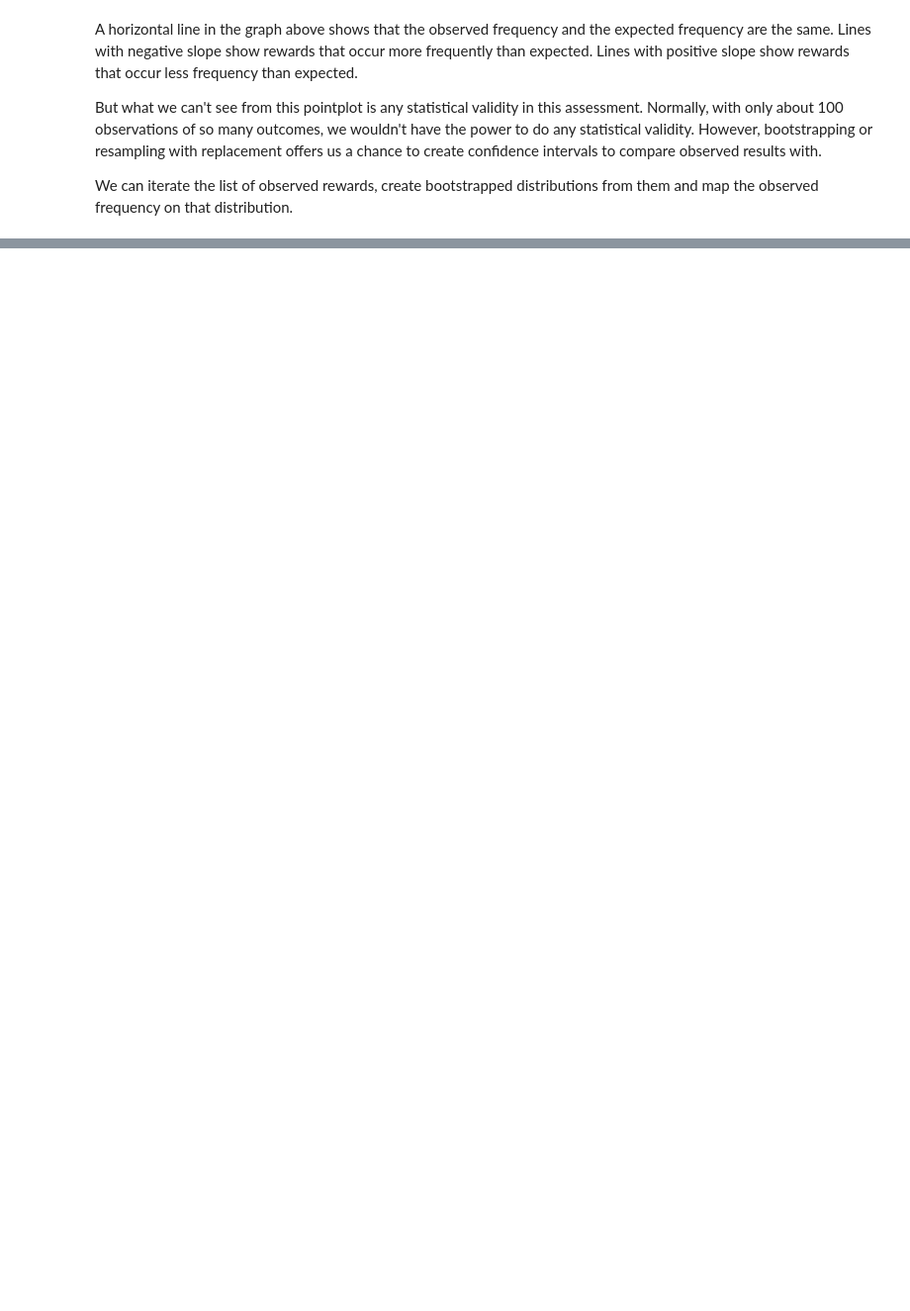
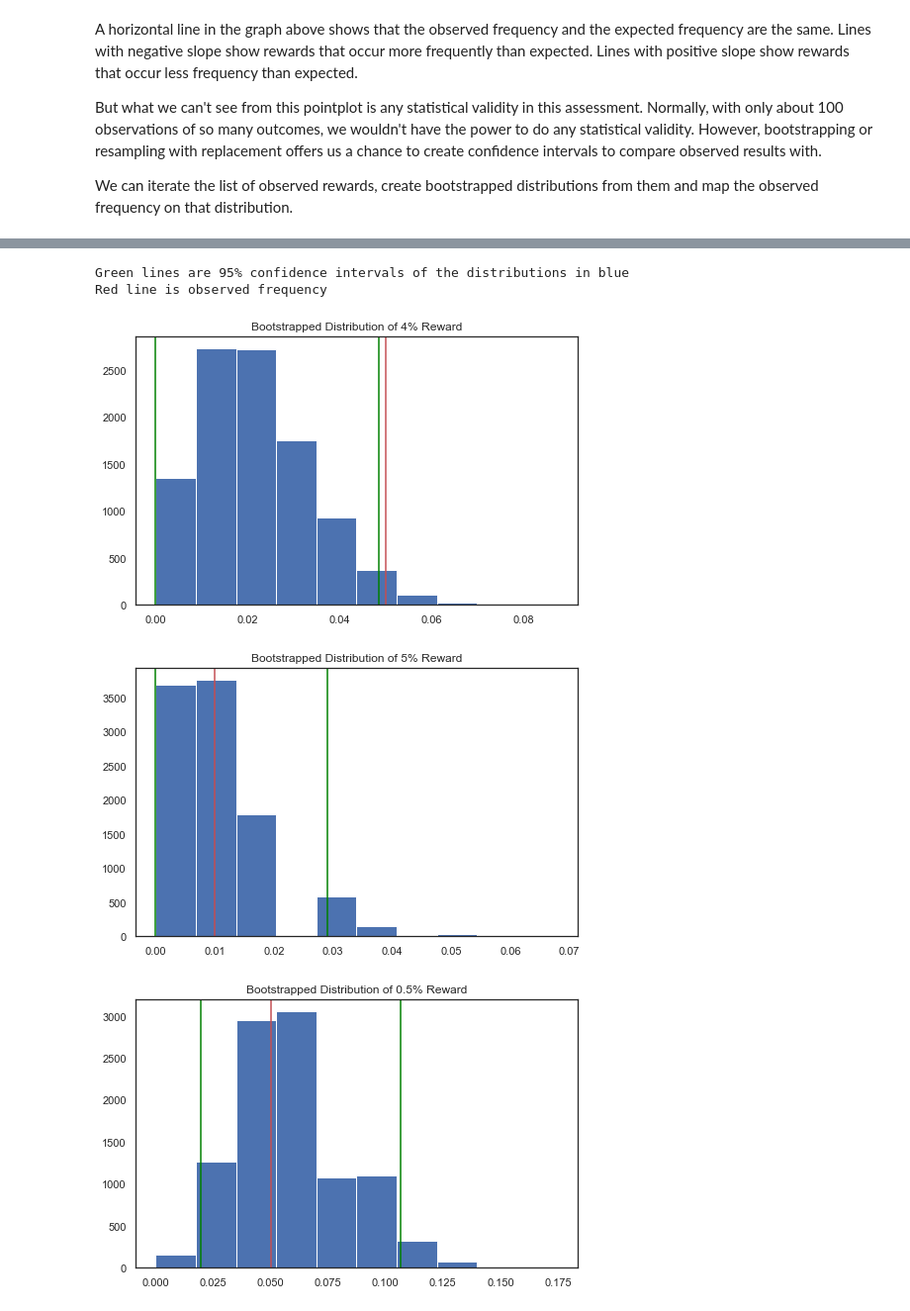
Before and after one commit to hwetsman/Fold_Wheel_Metrics, a Jupyter notebook: Generic_Fold_Wheel.ipynb, the cells around one changed output, grey strips where cells are left out. Shown at 99% size. Saved outputs shown, nothing was run; the diff lists cells and outputs as text; code cells hidden in the pictures; blank space fills up the shorter version.

```diff
--- a/Generic_Fold_Wheel.ipynb
+++ b/Generic_Fold_Wheel.ipynb
@@ -170,0 +133,31 @@ Red line is observed frequency
+# %%
+print('Green lines are 95% confidence intervals of the distributions in blue')
+print('Red line is observed frequency')
+spins = np.array(obs_spins)
+for award in list(set(obs_spins)):
+    temp = expected_df[expected_df.Result==award].reset_index()
+    obs_freq = temp.Freq.tolist()[0]
+    award_freqs=[]
+    for i in range(10000):
+        #create bootstrap sample
+        boot = np.random.choice(spins,spins.size,replace=True)
+        # find resulting frequency for 30-day purchases
+        award_freq = boot[boot==award].size/boot.size
+        award_freqs.append(award_freq)
+    plt.figure(figsize=(8,5))
+    array = np.array(award_freqs)
+#     p = (np.array(award_freqs) <= obs_freq).mean()
+    tile_25 = np.percentile(array,2.5)
+    tile_975 = np.percentile(array,97.5)
+    plt.axvline(tile_25,color='green')
+    plt.axvline(tile_975,color='green')
+    plt.title(f'Bootstrapped Distribution of {award} Reward')
+    plt.hist(award_freqs)
+
+    plt.axvline(obs_freq,color='r');
+# %% [output]
+Green lines are 95% confidence intervals of the distributions in blue
+Red line is observed frequency
+[figure, added]
+[figure, added]
+[figure, added]
```
Also changed, not shown: parts of 7 cells of this notebook.
